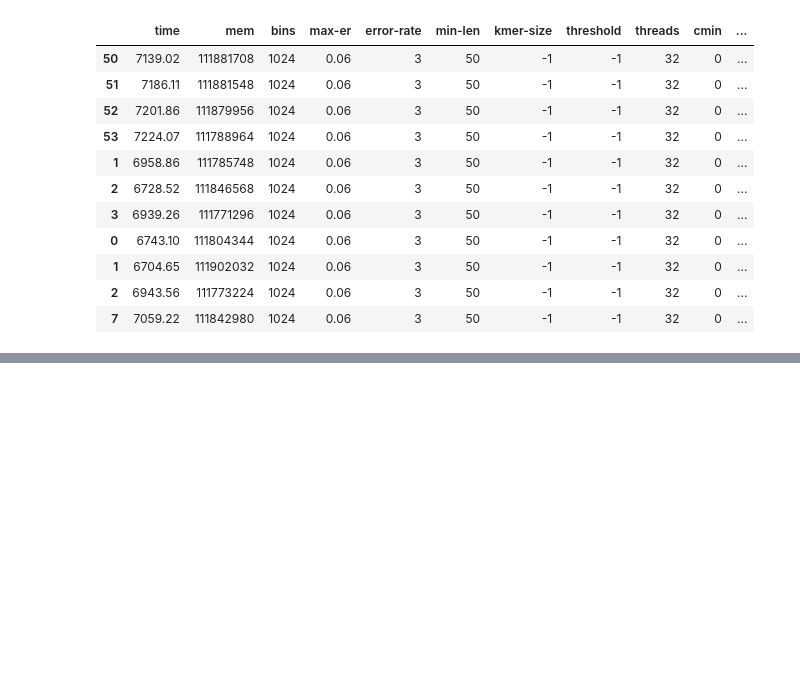
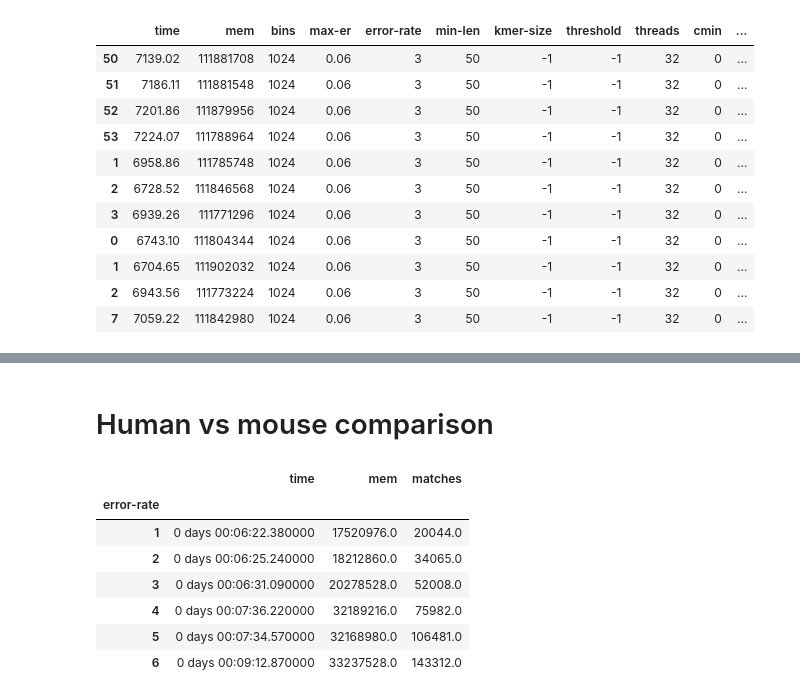
Before and after one commit to eaasna/DREAM-stellar-benchmark, a Jupyter notebook: work-python/runtime-results/Reference genomes (masked).ipynb, the cells around one changed output, grey strips where cells are left out. Cells and saved outputs as stored; diff of their text form; code cells hidden in the pictures; blank space fills up the shorter version.

Commit message:
Per error rate benchmark table

```diff
--- a/work-python/runtime-results/Reference genomes (masked).ipynb
+++ b/work-python/runtime-results/Reference genomes (masked).ipynb
@@ -307,3 +307,22 @@ get_fastest(dream_l100)
 | 3 | 0 days 00:01:13.960000 | 25548372 | 1024 | 0.04 | 4 | 100 | 18 | 11 | 32 | 0 | ... |
 | 4 | 0 days 00:10:07.630000 | 74870832 | 1024 | 0.05 | 5 | 100 | 15 | 11 | 32 | 0 | ... |
 | 5 | 0 days 00:09:39.710000 | 74472728 | 1024 | 0.06 | 6 | 100 | 14 | 20 | 32 | 0 | ... |
+# %% [markdown]
+# Human vs mouse comparison
+# %%
+dirname = "human/agrippina/"
+
+tp = "sym22mer_"
+filename = dirname + tp + "search_valik.time"
+df = pd.read_csv(filename, sep = "\t")
+make_timedelta(df)
+df.groupby('error-rate')[["time", "mem", "matches"]].mean()
+# %% [output]
+|  | time | mem | matches |
+| error-rate |  |  |  |
+| 1 | 0 days 00:06:22.380000 | 17520976.0 | 20044.0 |
+| 2 | 0 days 00:06:25.240000 | 18212860.0 | 34065.0 |
+| 3 | 0 days 00:06:31.090000 | 20278528.0 | 52008.0 |
+| 4 | 0 days 00:07:36.220000 | 32189216.0 | 75982.0 |
+| 5 | 0 days 00:07:34.570000 | 32168980.0 | 106481.0 |
+| 6 | 0 days 00:09:12.870000 | 33237528.0 | 143312.0 |
```
Also changed, not shown: parts of 1 cell of this notebook, 1 other file.
